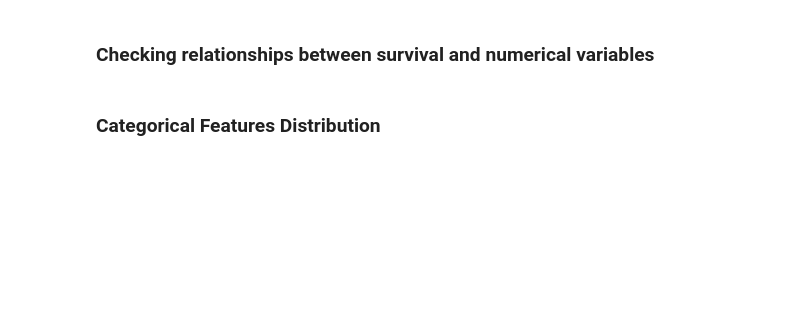
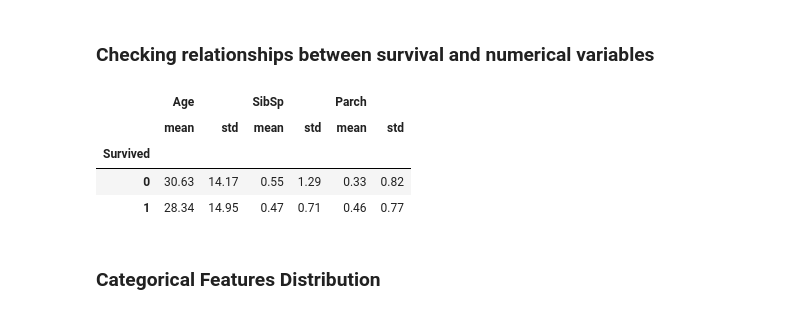
Before and after one commit to franz-cr/Kaggle, a Jupyter notebook: Titanic_Competition/Titanic_Competition_v1_0.ipynb, the cells around one changed output. Cells and saved outputs as stored; diff of their text form; code cells hidden in the pictures; blank space fills up the shorter version.

```diff
--- a/Titanic_Competition/Titanic_Competition_v1_0.ipynb
+++ b/Titanic_Competition/Titanic_Competition_v1_0.ipynb
@@ -334,7 +480,14 @@ for column in dataset.dtypes[(dataset.dtypes == 'int64') | (dataset.dtypes == 'f
 ### Checking relationships between survival and numerical variables
 # %%
 # The mean of numerical features
-dataset.groupby(['Survived'])['Age','SibSp','Parch'].agg(['mean','std']).round(2)
+dataset.groupby(['Survived'])['Age','SibSp','Parch'].agg(['mean','std']).round(2).pl
+dataset.gr
+# %% [output]
+|  | Age |  | SibSp |  | Parch |  |
+|  | mean | std | mean | std | mean | std |
+| Survived |  |  |  |  |  |  |
+| 0 | 30.63 | 14.17 | 0.55 | 1.29 | 0.33 | 0.82 |
+| 1 | 28.34 | 14.95 | 0.47 | 0.71 | 0.46 | 0.77 |
 # %% [markdown]
 ### Categorical Features Distribution
 # %%
```
Also changed, not shown: parts of 24 cells of this notebook, 1 other file.
